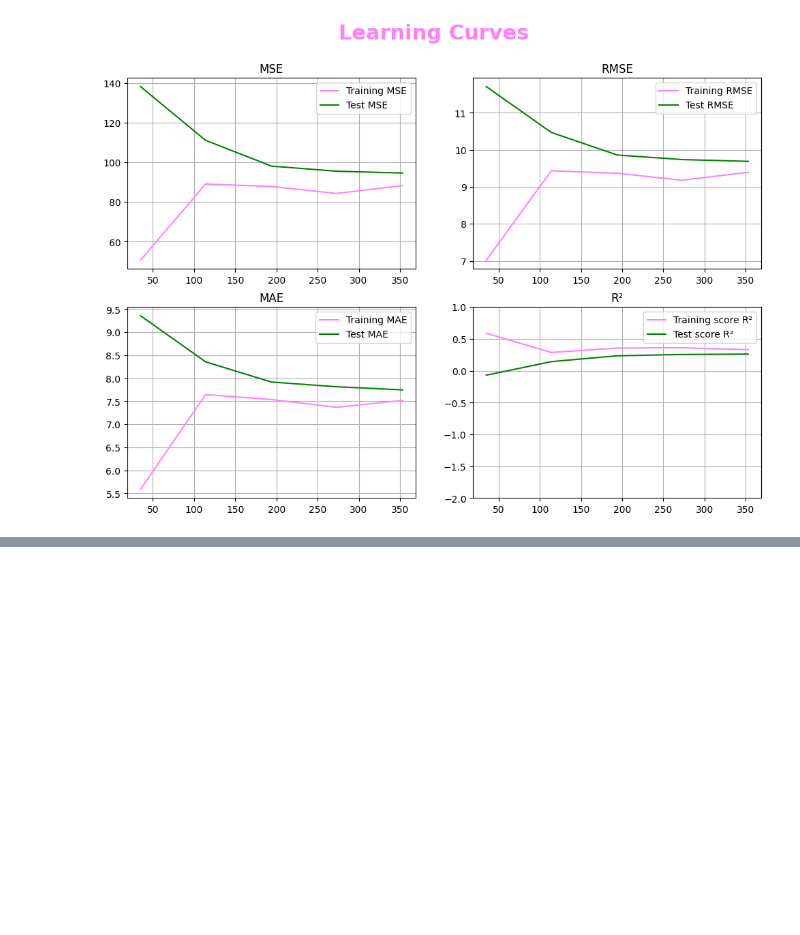
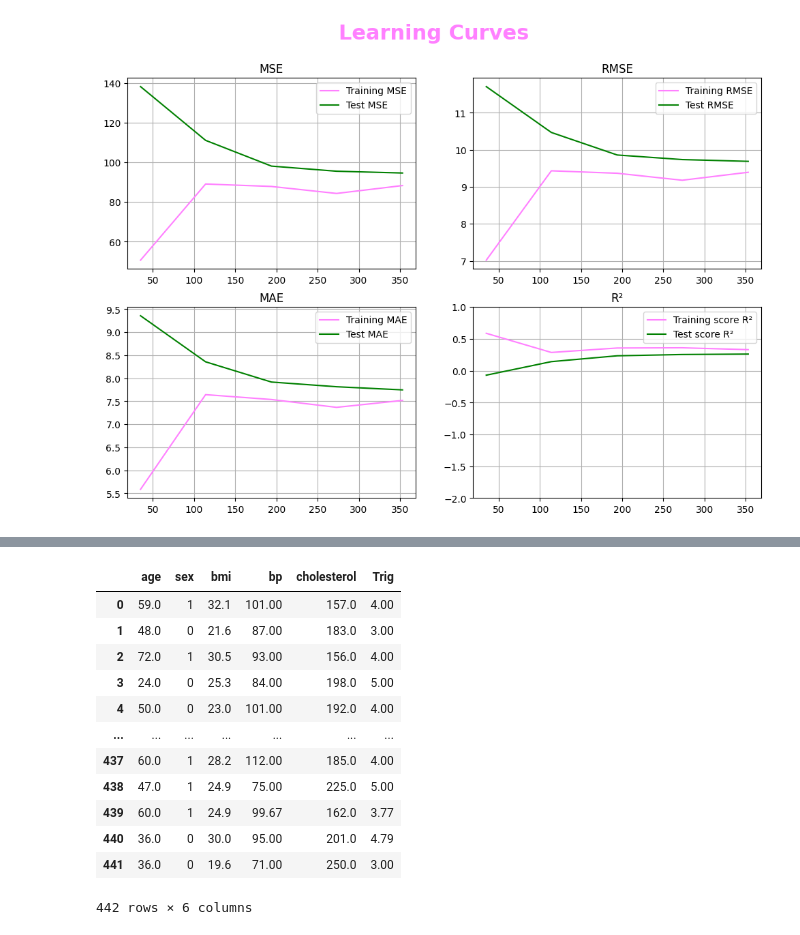
Before and after one commit to kozen88/Diabetes_Onward_Monitor, a Jupyter notebook: diabetes_regression.ipynb, the cells around one changed output, grey strips where cells are left out. Saved outputs shown, nothing was run; the diff lists cells and outputs as text; code cells hidden in the pictures; blank space fills up the shorter version.

Commit message:
applied feature selction and variable correlated elimination

```diff
--- a/diabetes_regression.ipynb
+++ b/diabetes_regression.ipynb
@@ -504,0 +515,18 @@ plt.show()
+# %%
+# based on the correlation matrix we remove the variable strongly correlated
+X_rmv_corr = X.drop(['HDL', 'LDL', 'CF-HDL'], axis=1)
+X_rmv_corr
+# %% [output]
+|  | age | sex | bmi | bp | cholesterol | Trig |
+| 0 | 59.0 | 1 | 32.1 | 101.00 | 157.0 | 4.00 |
+| 1 | 48.0 | 0 | 21.6 | 87.00 | 183.0 | 3.00 |
+| 2 | 72.0 | 1 | 30.5 | 93.00 | 156.0 | 4.00 |
+| 3 | 24.0 | 0 | 25.3 | 84.00 | 198.0 | 5.00 |
+| 4 | 50.0 | 0 | 23.0 | 101.00 | 192.0 | 4.00 |
+| ... | ... | ... | ... | ... | ... | ... |
+| 437 | 60.0 | 1 | 28.2 | 112.00 | 185.0 | 4.00 |
+| 438 | 47.0 | 1 | 24.9 | 75.00 | 225.0 | 5.00 |
+| 439 | 60.0 | 1 | 24.9 | 99.67 | 162.0 | 3.77 |
+| 440 | 36.0 | 0 | 30.0 | 95.00 | 201.0 | 4.79 |
+| 441 | 36.0 | 0 | 19.6 | 71.00 | 250.0 | 3.00 |
+442 rows × 6 columns
```
Also changed, not shown: parts of 14 cells of this notebook.
